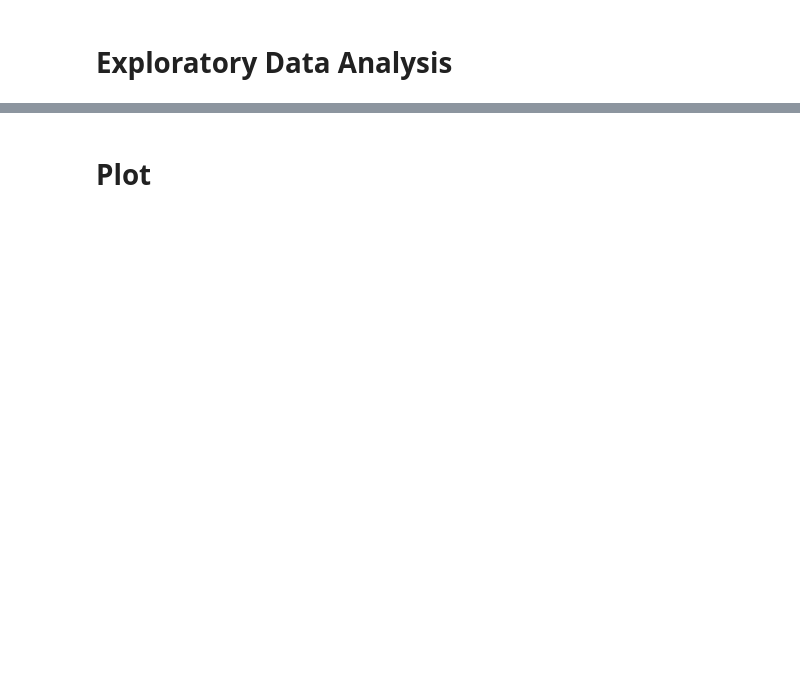
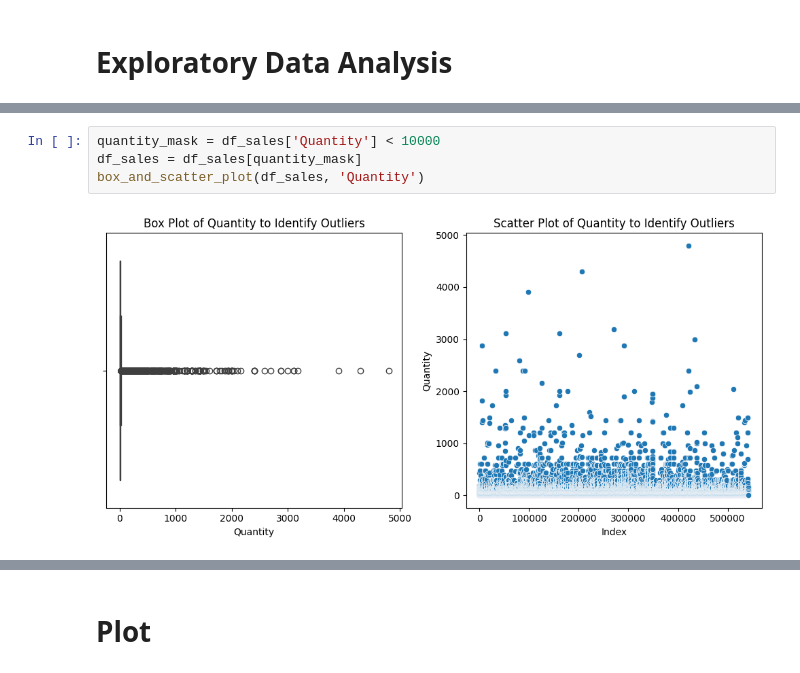
Before and after one commit to Elisaottoboni/Online_Retail_Sales_Customer_Data_Project, a Jupyter notebook: Online_Retail_Sales.ipynb, the cells around one changed output, grey strips where cells are left out. Drawn from its saved outputs; the diff is of its cells as text; blank space fills up the shorter version.

```diff
--- a/Online_Retail_Sales.ipynb
+++ b/Online_Retail_Sales.ipynb
@@ -73,0 +135,6 @@ sales_df.shape
+# %%
+quantity_mask = df_sales['Quantity'] < 10000
+df_sales = df_sales[quantity_mask]
+box_and_scatter_plot(df_sales, 'Quantity')
+# %% [output]
+[figure, added]
```
Also changed, not shown: parts of 60 cells of this notebook, 18 other files.
